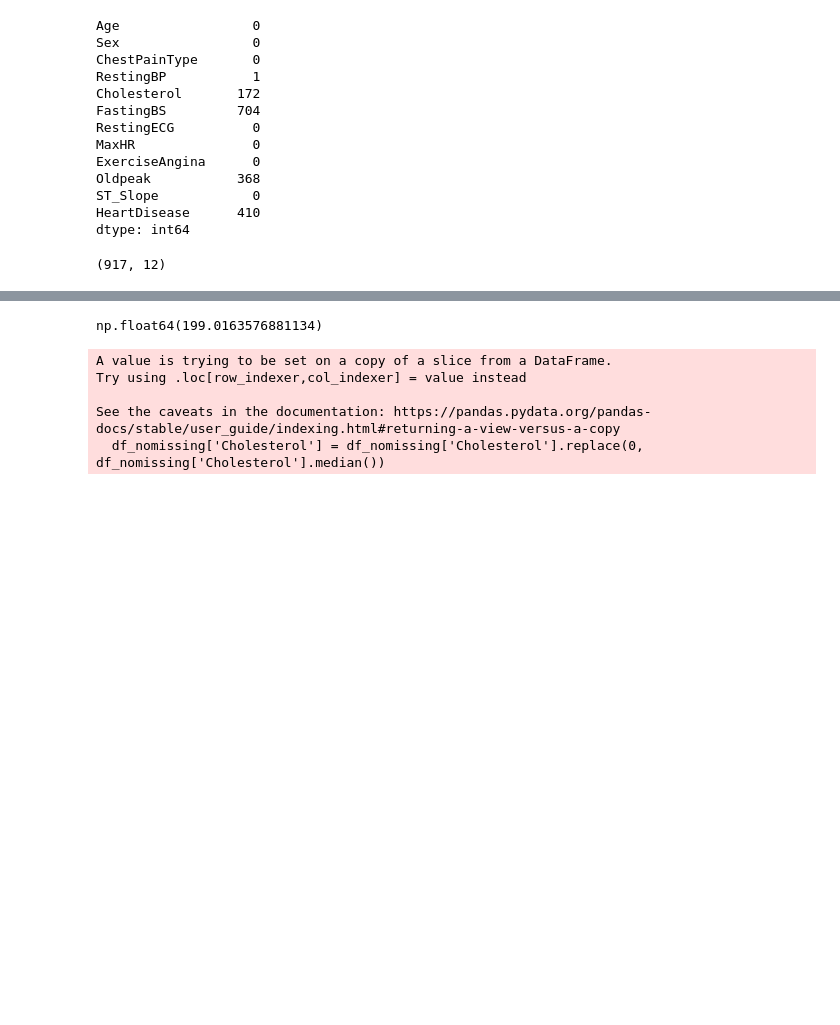
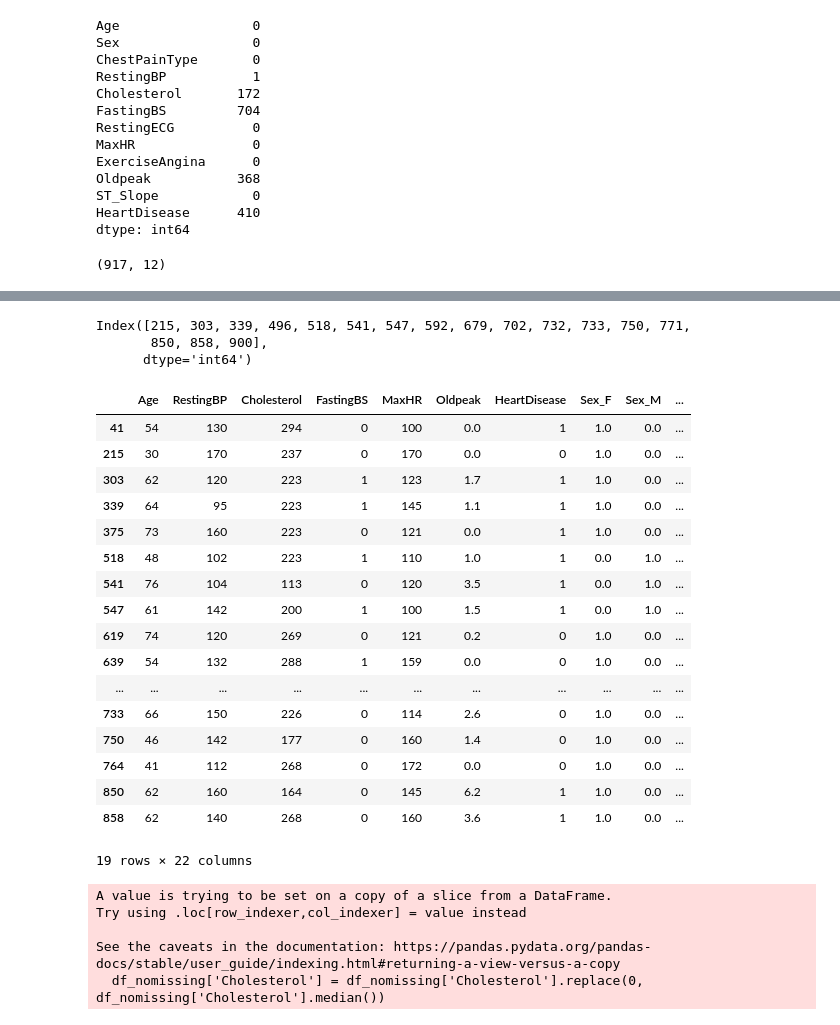
Before and after one commit to Leosp90/fantastic-ds-journey, a Jupyter notebook: kaggle_heart_failure.ipynb, the cells around one changed output, grey strips where cells are left out. Cells and saved outputs as stored; diff of their text form; code cells hidden in the pictures; blank space fills up the shorter version.

```diff
--- a/kaggle_heart_failure.ipynb
+++ b/kaggle_heart_failure.ipynb
@@ -95,6 +121,51 @@ for i,col in enumerate(df.columns,1):
+# %%
+from scipy import stats
+
+z_scores = np.abs(stats.zscore(df1))
+
+threshold = 3
+# pd.DataFrame(np.where(z_scores > threshold))
+df1_error = z_scores > threshold
+df1_error['sum_error'] = df1_error.sum(axis = 1)
+df1_error[df1_error['sum_error']>1].index
+# %% [output]
+Index([215, 303, 339, 496, 518, 541, 547, 592, 679, 702, 732, 733, 750, 771,
+       850, 858, 900],
+      dtype='int64')
+# %%
+from sklearn.ensemble import IsolationForest
+
+iso_forest = IsolationForest(contamination=0.02)
+outliers = iso_forest.fit_predict(df1)
+# np.where(outliers == -1)
+# -1 indicates an outlier
+df1['outlier'] = outliers
+df1[df1['outlier'] == -1]
+# %% [output]
+|  | Age | RestingBP | Cholesterol | FastingBS | MaxHR | Oldpeak | HeartDisease | Sex_F | Sex_M | ... |
+| 41 | 54 | 130 | 294 | 0 | 100 | 0.0 | 1 | 1.0 | 0.0 | ... |
+| 215 | 30 | 170 | 237 | 0 | 170 | 0.0 | 0 | 1.0 | 0.0 | ... |
+| 303 | 62 | 120 | 223 | 1 | 123 | 1.7 | 1 | 1.0 | 0.0 | ... |
+| 339 | 64 | 95 | 223 | 1 | 145 | 1.1 | 1 | 1.0 | 0.0 | ... |
+| 375 | 73 | 160 | 223 | 0 | 121 | 0.0 | 1 | 1.0 | 0.0 | ... |
+| 518 | 48 | 102 | 223 | 1 | 110 | 1.0 | 1 | 0.0 | 1.0 | ... |
+| 541 | 76 | 104 | 113 | 0 | 120 | 3.5 | 1 | 0.0 | 1.0 | ... |
+| 547 | 61 | 142 | 200 | 1 | 100 | 1.5 | 1 | 0.0 | 1.0 | ... |
+| 619 | 74 | 120 | 269 | 0 | 121 | 0.2 | 0 | 1.0 | 0.0 | ... |
+| 639 | 54 | 132 | 288 | 1 | 159 | 0.0 | 0 | 1.0 | 0.0 | ... |
+| ... | ... | ... | ... | ... | ... | ... | ... | ... | ... | ... |
+| 733 | 66 | 150 | 226 | 0 | 114 | 2.6 | 0 | 1.0 | 0.0 | ... |
+| 750 | 46 | 142 | 177 | 0 | 160 | 1.4 | 0 | 1.0 | 0.0 | ... |
+| 764 | 41 | 112 | 268 | 0 | 172 | 0.0 | 0 | 1.0 | 0.0 | ... |
+| 850 | 62 | 160 | 164 | 0 | 145 | 6.2 | 1 | 1.0 | 0.0 | ... |
+| 858 | 62 | 140 | 268 | 0 | 160 | 3.6 | 1 | 1.0 | 0.0 | ... |
+19 rows × 22 columns
 # %%
+from sklearn.cluster import DBSCAN
+
+dbscan = DBSCAN(eps=0.1, min_samples=5)
+labels = dbscan.fit_predict(X)
+outliers = X[labels == -1]
-# %% [output]
-np.float64(199.0163576881134)
 # %%
 df_nomissing['Cholesterol'] = df_nomissing['Cholesterol'].replace(0, df_nomissing['Cholesterol'].median())
 df_nomissing.describe()
```
Also changed, not shown: parts of 7 cells of this notebook.
